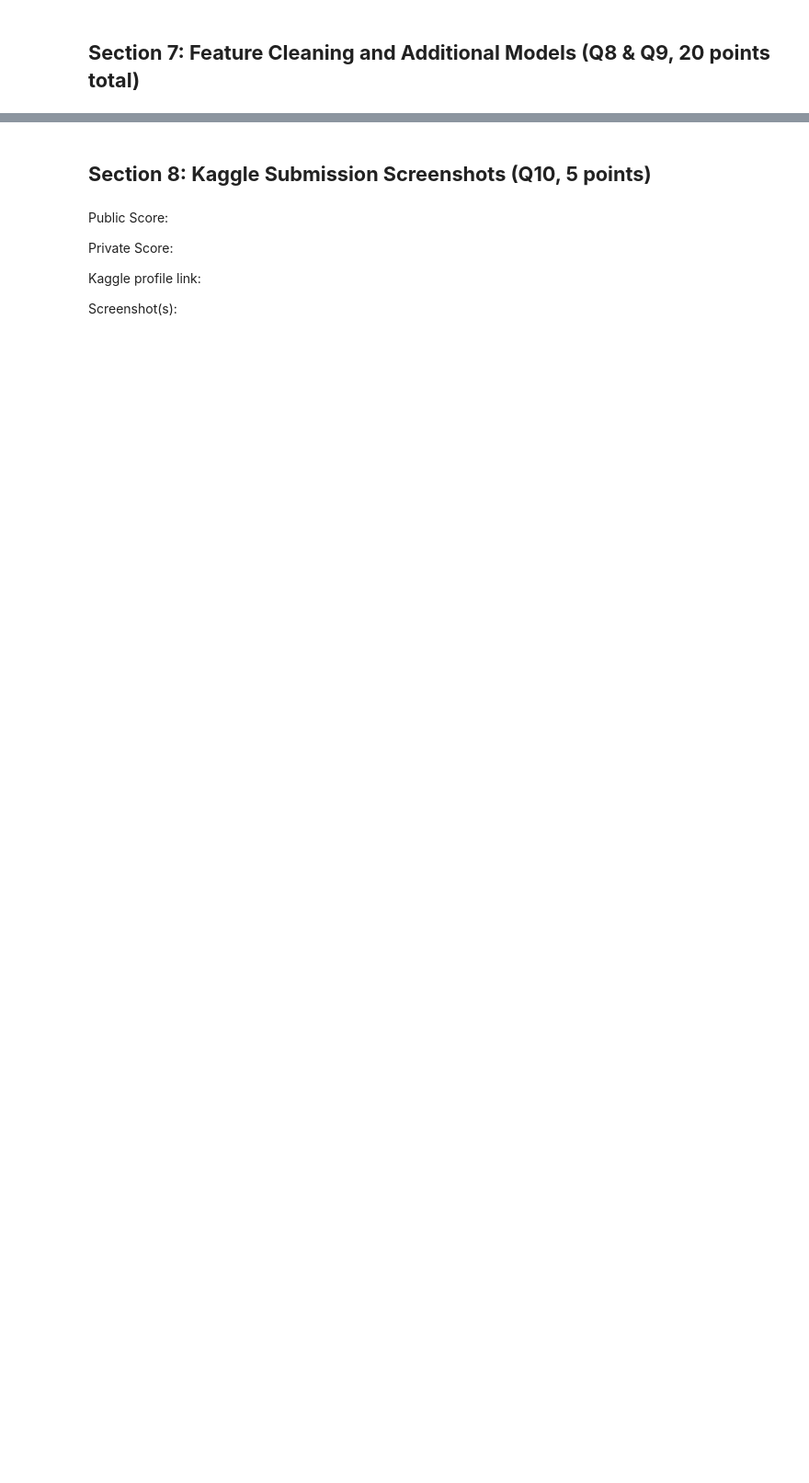
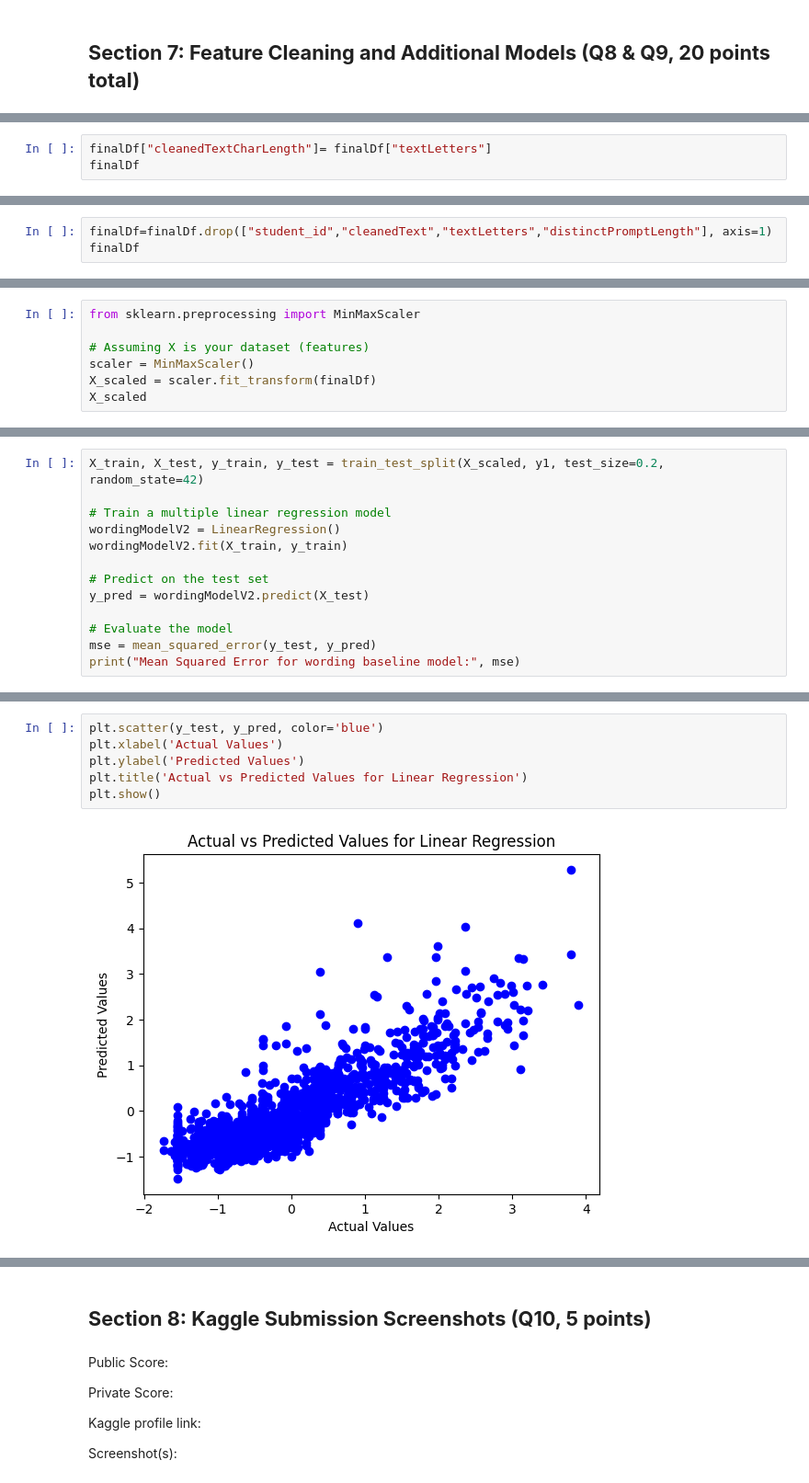
Before and after one commit to PrathameshBagal/Data-Science, a Jupyter notebook: cse519_hw2_Bagal_Prathamesh_115612879.ipynb, the cells around one changed output, grey strips where cells are left out. Shown: that part at 92% size. Drawn from its saved outputs; the diff is of its cells as text; blank space fills up the shorter version.

```diff
--- a/cse519_hw2_Bagal_Prathamesh_115612879.ipynb
+++ b/cse519_hw2_Bagal_Prathamesh_115612879.ipynb
@@ -589,0 +711,3 @@ list(badWords.keys())
+# %%
+finalDf["cleanedTextCharLength"]= finalDf["textLetters"]
+finalDf
@@ -589,0 +728,3 @@ list(badWords.keys())
+# %%
+finalDf=finalDf.drop(["student_id","cleanedText","textLetters","distinctPromptLength"], axis=1)
+finalDf
@@ -589,0 +750,7 @@ list(badWords.keys())
+# %%
+from sklearn.preprocessing import MinMaxScaler
+
+# Assuming X is your dataset (features)
+scaler = MinMaxScaler()
+X_scaled = scaler.fit_transform(finalDf)
+X_scaled
@@ -589,0 +786,13 @@ list(badWords.keys())
+# %%
+X_train, X_test, y_train, y_test = train_test_split(X_scaled, y1, test_size=0.2, random_state=42)
+
+# Train a multiple linear regression model
+wordingModelV2 = LinearRegression()
+wordingModelV2.fit(X_train, y_train)
+
+# Predict on the test set
+y_pred = wordingModelV2.predict(X_test)
+
+# Evaluate the model
+mse = mean_squared_error(y_test, y_pred)
+print("Mean Squared Error for wording baseline model:", mse)
@@ -589,0 +806,8 @@ list(badWords.keys())
+# %%
+plt.scatter(y_test, y_pred, color='blue')
+plt.xlabel('Actual Values')
+plt.ylabel('Predicted Values')
+plt.title('Actual vs Predicted Values for Linear Regression')
+plt.show()
+# %% [output]
+[figure, added]
```
Also changed, not shown: parts of 75 cells of this notebook.
